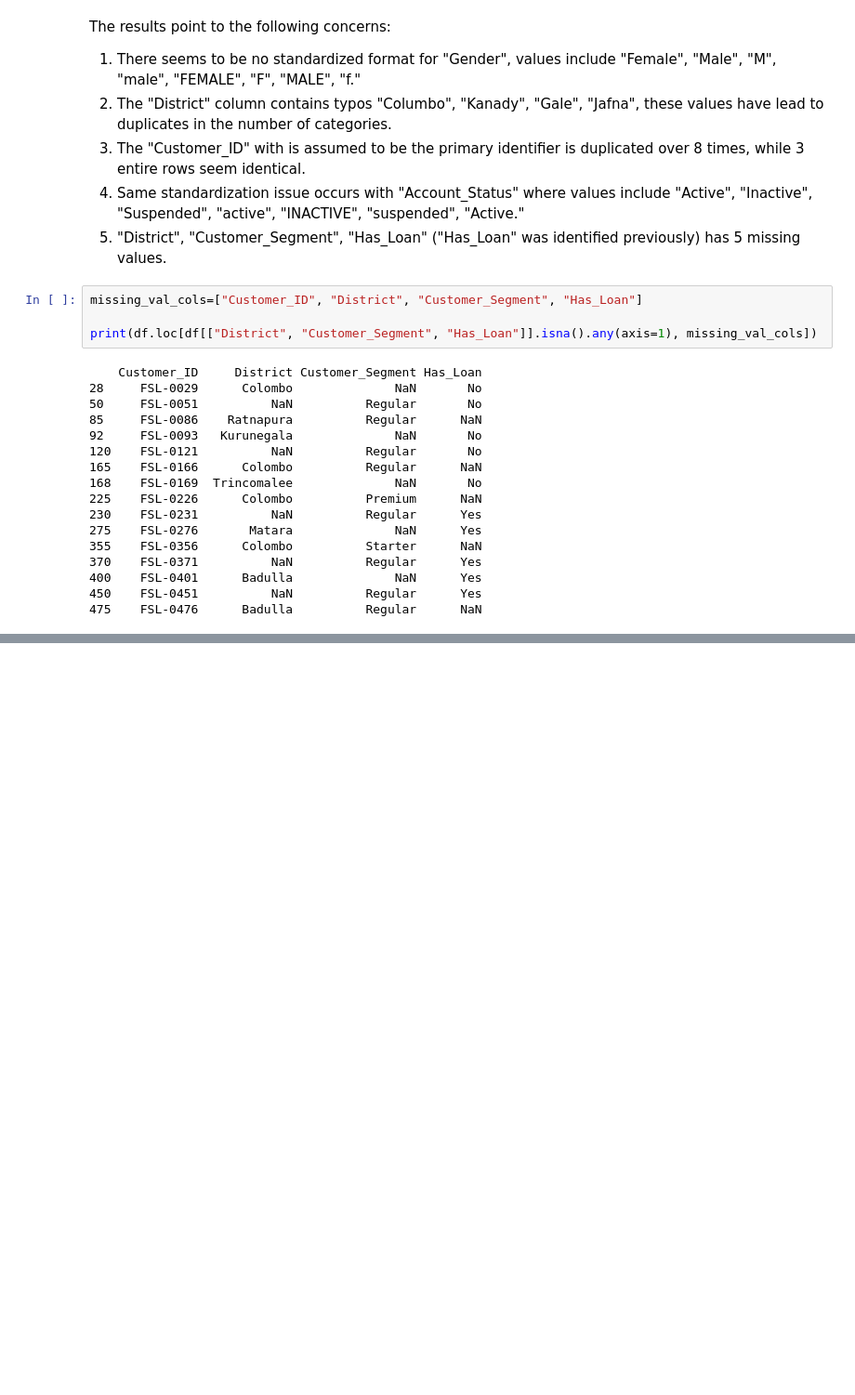
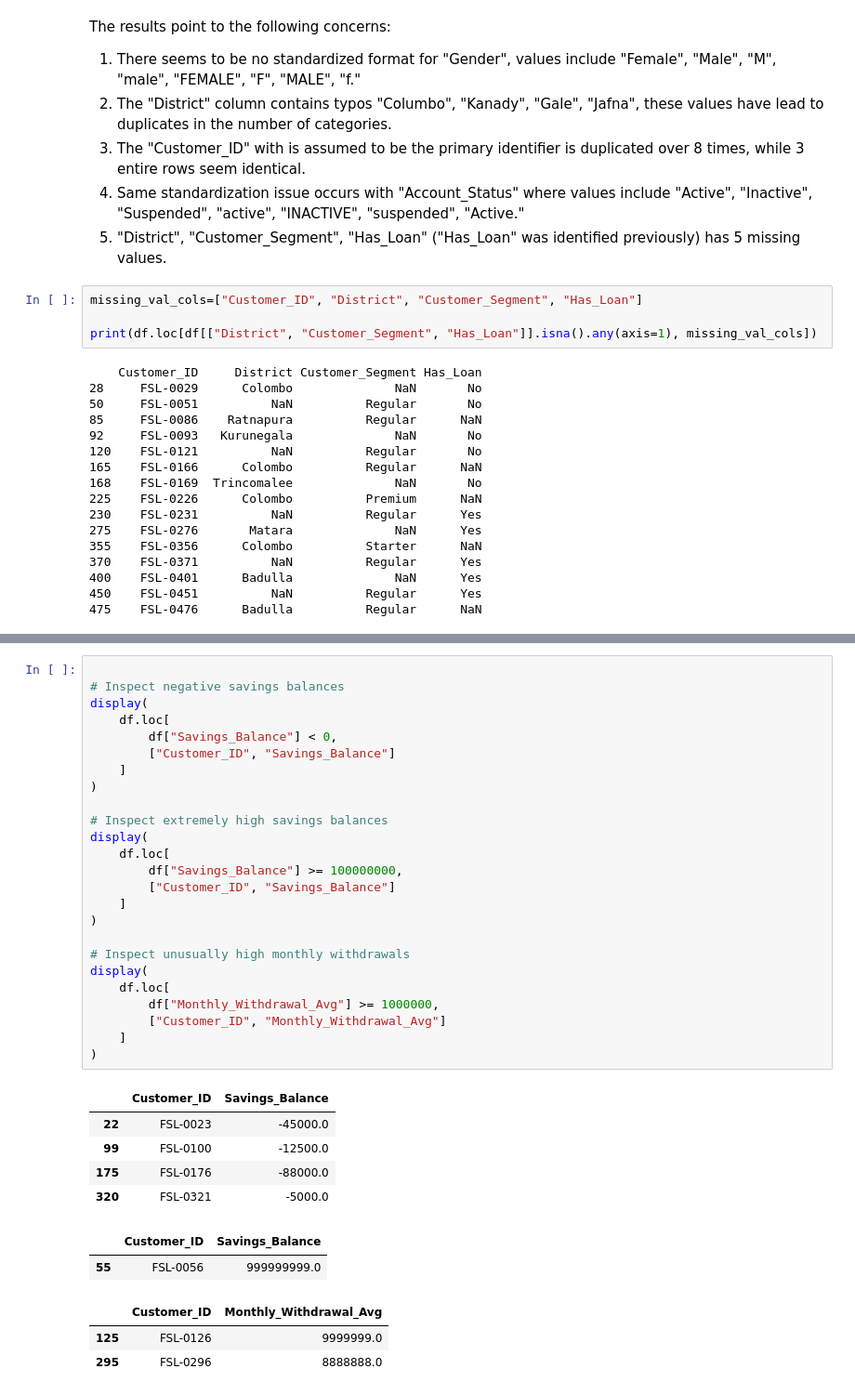
Before and after one commit to RyanAdrianRavikumar/default_loan_analysis, a Jupyter notebook: FinSight_Lanka_Analysis/Ryan_Ravikumar_FinSightAssessment_Workings.ipynb, the cells around one changed output, grey strips where cells are left out. Shown at 93% size. Saved outputs shown, nothing was run; the diff lists cells and outputs as text; blank space fills up the shorter version.

```diff
--- a/FinSight_Lanka_Analysis/Ryan_Ravikumar_FinSightAssessment_Workings.ipynb
+++ b/FinSight_Lanka_Analysis/Ryan_Ravikumar_FinSightAssessment_Workings.ipynb
@@ -284,0 +346,36 @@ print(df.loc[df[["District", "Customer_Segment", "Has_Loan"]].isna().any(axis=1)
+# %%
+
+# Inspect negative savings balances
+display(
+    df.loc[
+        df["Savings_Balance"] < 0,
+        ["Customer_ID", "Savings_Balance"]
+    ]
+)
+
+# Inspect extremely high savings balances
+display(
+    df.loc[
+        df["Savings_Balance"] >= 100000000,
+        ["Customer_ID", "Savings_Balance"]
+    ]
+)
+
+# Inspect unusually high monthly withdrawals
+display(
+    df.loc[
+        df["Monthly_Withdrawal_Avg"] >= 1000000,
+        ["Customer_ID", "Monthly_Withdrawal_Avg"]
+    ]
+)
+# %% [output]
+|  | Customer_ID | Savings_Balance |
+| 22 | FSL-0023 | -45000.0 |
+| 99 | FSL-0100 | -12500.0 |
+| 175 | FSL-0176 | -88000.0 |
+| 320 | FSL-0321 | -5000.0 |
+|  | Customer_ID | Savings_Balance |
+| 55 | FSL-0056 | 999999999.0 |
+|  | Customer_ID | Monthly_Withdrawal_Avg |
+| 125 | FSL-0126 | 9999999.0 |
+| 295 | FSL-0296 | 8888888.0 |
```
Also changed, not shown: parts of 23 cells of this notebook.
